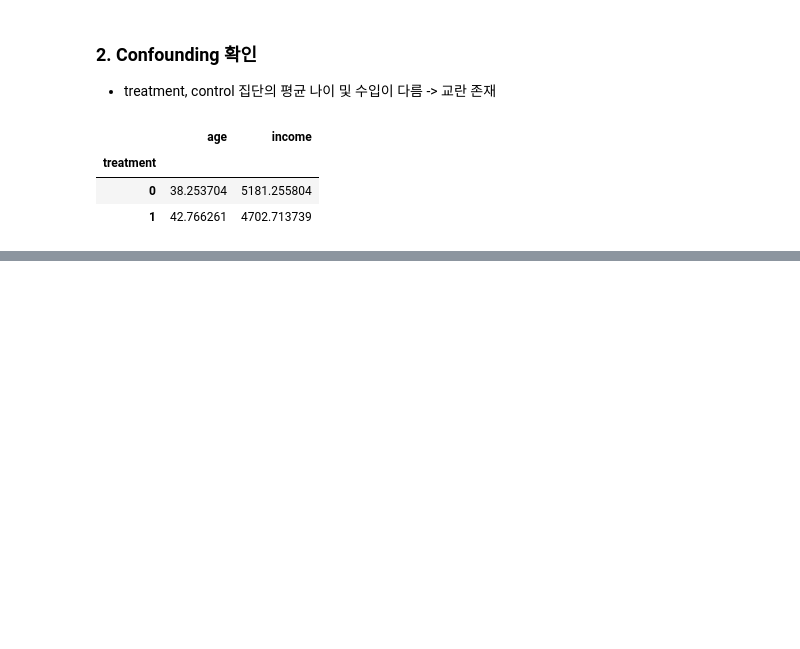
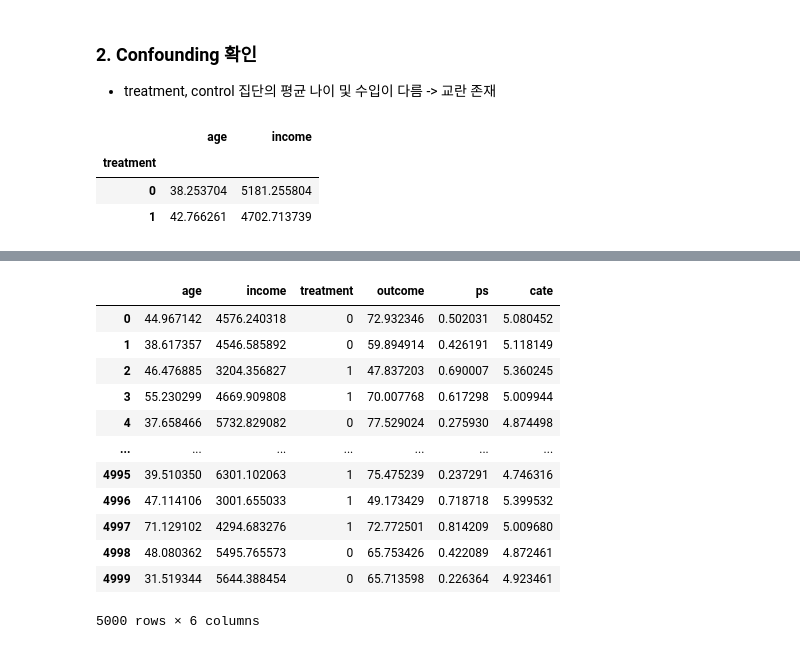
Before and after one commit to jihhyeon/ds-study-notes, a Jupyter notebook: causal-inference/causal_inf.ipynb, the cells around one changed output, grey strips where cells are left out. Cells and saved outputs as stored; diff of their text form; code cells hidden in the pictures; blank space fills up the shorter version.

```diff
--- a/causal-inference/causal_inf.ipynb
+++ b/causal-inference/causal_inf.ipynb
@@ -103,0 +138,7 @@ strong multicollinearity or other numerical problems.
+# %%
+from sklearn.linear_model import LogisticRegression
+
+ps_model = LogisticRegression()
+ps_model.fit(df[['age','income']], df['treatment'])
+
+df['ps'] = ps_model.predict_proba(df[['age','income']])[:,1]
@@ -103,0 +177,16 @@ strong multicollinearity or other numerical problems.
+# %%
+from econml.dml import LinearDML
+from sklearn.ensemble import RandomForestRegressor
+
+est = LinearDML(
+    model_y = RandomForestRegressor(),
+    model_t = RandomForestRegressor()
+)
+
+est.fit(
+    Y=df['outcome'],
+    T=df['treatment'],
+    X=df[['age','income']]
+)
+
+print('ATE:', est.ate(df[['age','income']]))
@@ -103,0 +195,4 @@ strong multicollinearity or other numerical problems.
+# %%
+# CATE 추정 (각 관측치별 추정 인과효과)
+cate = est.effect(df[['age','income']])
+df['cate'] = cate
@@ -103,0 +339,16 @@ strong multicollinearity or other numerical problems.
+# %%
+df
+# %% [output]
+|  | age | income | treatment | outcome | ps | cate |
+| 0 | 44.967142 | 4576.240318 | 0 | 72.932346 | 0.502031 | 5.080452 |
+| 1 | 38.617357 | 4546.585892 | 0 | 59.894914 | 0.426191 | 5.118149 |
+| 2 | 46.476885 | 3204.356827 | 1 | 47.837203 | 0.690007 | 5.360245 |
+| 3 | 55.230299 | 4669.909808 | 1 | 70.007768 | 0.617298 | 5.009944 |
+| 4 | 37.658466 | 5732.829082 | 0 | 77.529024 | 0.275930 | 4.874498 |
+| ... | ... | ... | ... | ... | ... | ... |
+| 4995 | 39.510350 | 6301.102063 | 1 | 75.475239 | 0.237291 | 4.746316 |
+| 4996 | 47.114106 | 3001.655033 | 1 | 49.173429 | 0.718718 | 5.399532 |
+| 4997 | 71.129102 | 4294.683276 | 1 | 72.772501 | 0.814209 | 5.009680 |
+| 4998 | 48.080362 | 5495.765573 | 0 | 65.753426 | 0.422089 | 4.872461 |
+| 4999 | 31.519344 | 5644.388454 | 0 | 65.713598 | 0.226364 | 4.923461 |
+5000 rows × 6 columns
```
Also changed, not shown: parts of 29 cells of this notebook.
